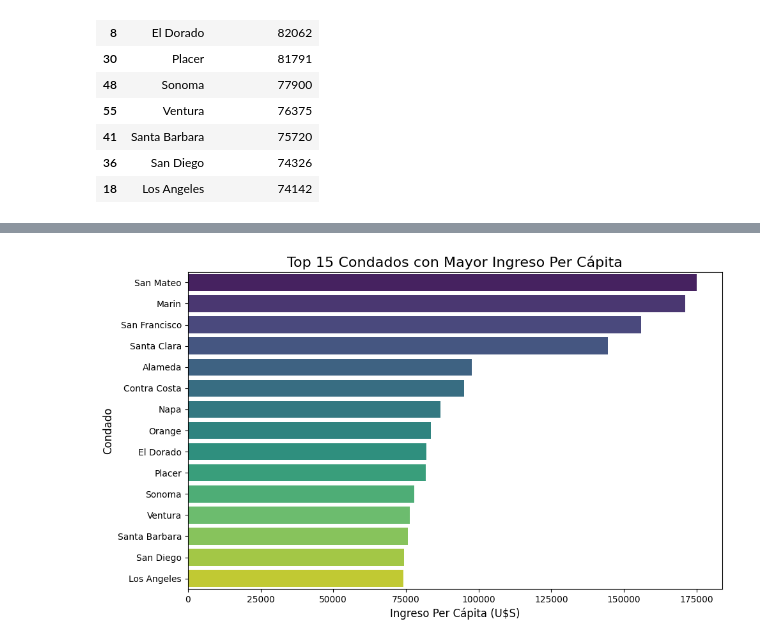
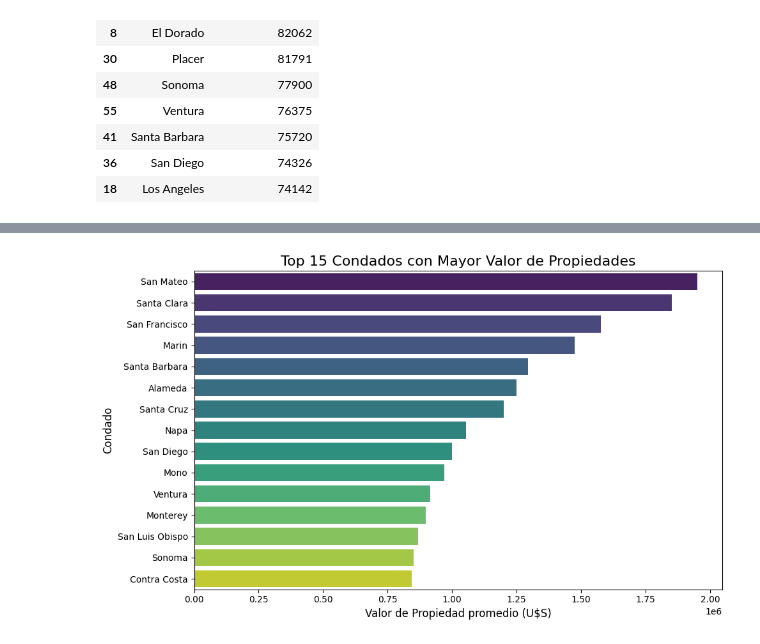
Before and after one commit to gastorellano/epicurean_project, a Jupyter notebook: Data Analytics/Análisis Económico/Análisis_económico.ipynb, the cells around one changed output, grey strips where cells are left out. Cells and saved outputs as stored; diff of their text form; code cells hidden in the pictures.

```diff
--- a/Data Analytics/Análisis Económico/Análisis_económico.ipynb
+++ b/Data Analytics/Análisis Económico/Análisis_económico.ipynb
@@ -97,15 +265,17 @@ Passing `palette` without assigning `hue` is deprecated and will be removed in v
 # %%
+df_top15 = df_censo[['County', 'Property Cost']].sort_values(by='Property Cost', ascending=False).head(15)
+
 # Configuración del gráfico
 plt.figure(figsize=(10, 6))
-sns.barplot(x='Per capita income', y='County', data=df_top15, hue='County', palette='viridis', dodge=False, legend=False)
+sns.barplot(x='Property Cost', y='County', data=df_top15, hue='County', palette='viridis', dodge=False, legend=False)
 
 # Agregar título y etiquetas
-plt.title('Top 15 Condados con Mayor Ingreso Per Cápita', fontsize=16)
-plt.xlabel('Ingreso Per Cápita (U$S)', fontsize=12)
+plt.title('Top 15 Condados con Mayor Valor de Propiedades', fontsize=16)
+plt.xlabel('Valor de Propiedad promedio (U$S)', fontsize=12)
 plt.ylabel('Condado', fontsize=12)
 
 # Mostrar gráfico
 plt.tight_layout()
 plt.show()
 # %% [output]
-[figure, old version]
+[figure, new version]
```
Also changed, not shown: parts of 64 cells of this notebook, 2 other files.
